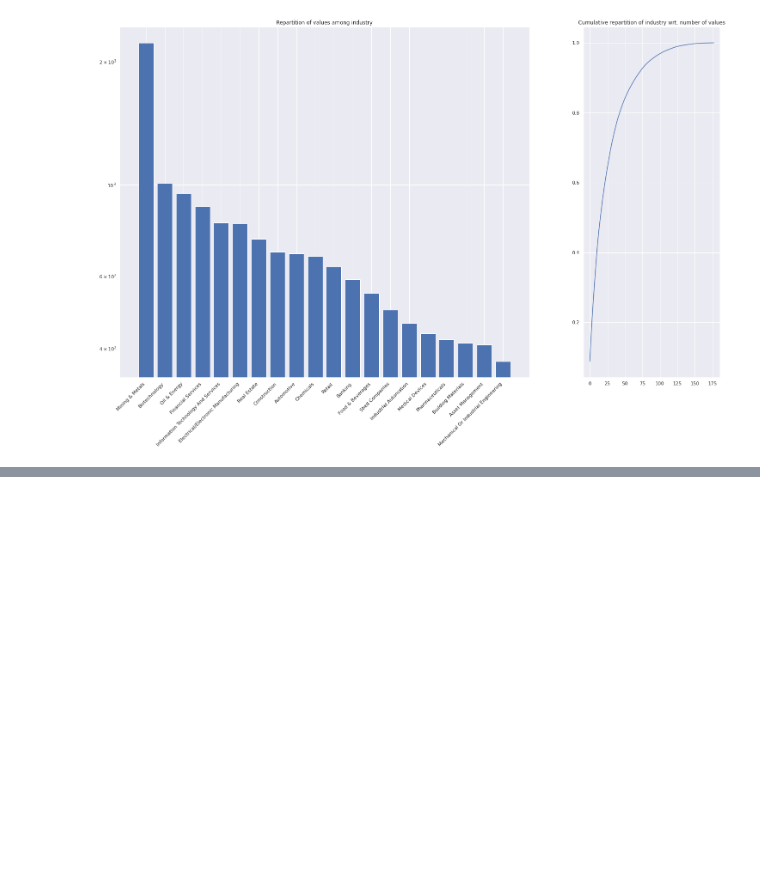
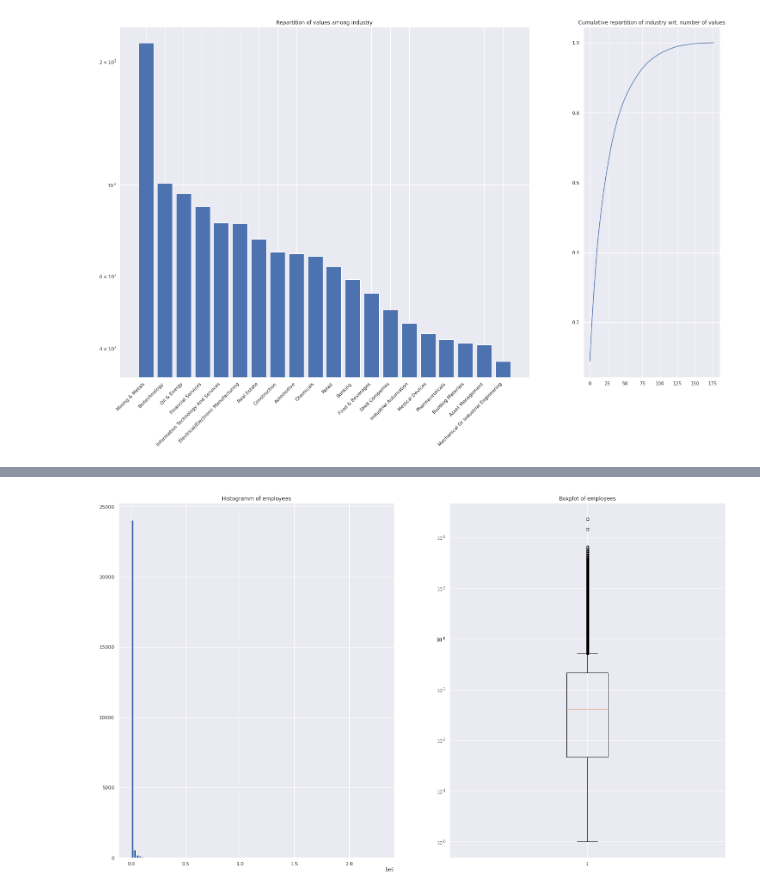
Before and after one commit to baptistebignaud/hackathon_workwithdata, a Jupyter notebook: notebooks/data_visu.ipynb, the cells around one changed output, grey strips where cells are left out. Cells and saved outputs as stored; diff of their text form; code cells hidden in the pictures; blank space fills up the shorter version.

```diff
--- a/notebooks/data_visu.ipynb
+++ b/notebooks/data_visu.ipynb
@@ -28,0 +47,4 @@ df.head()
+# %%
+plot_continous_feature(df, "employees", k=20, Log=False, logx=False)
+# %% [output]
+[figure, added]
```
Also changed, not shown: parts of 12 cells of this notebook.
